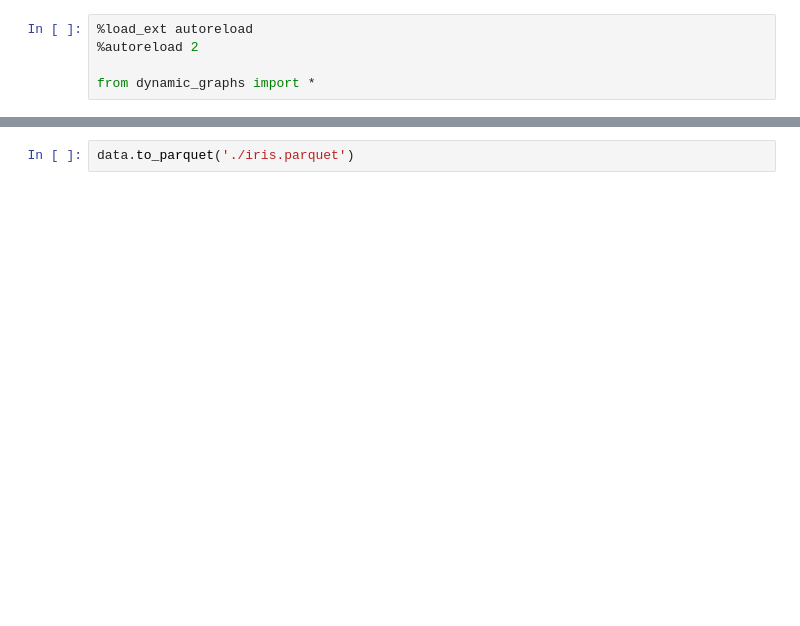
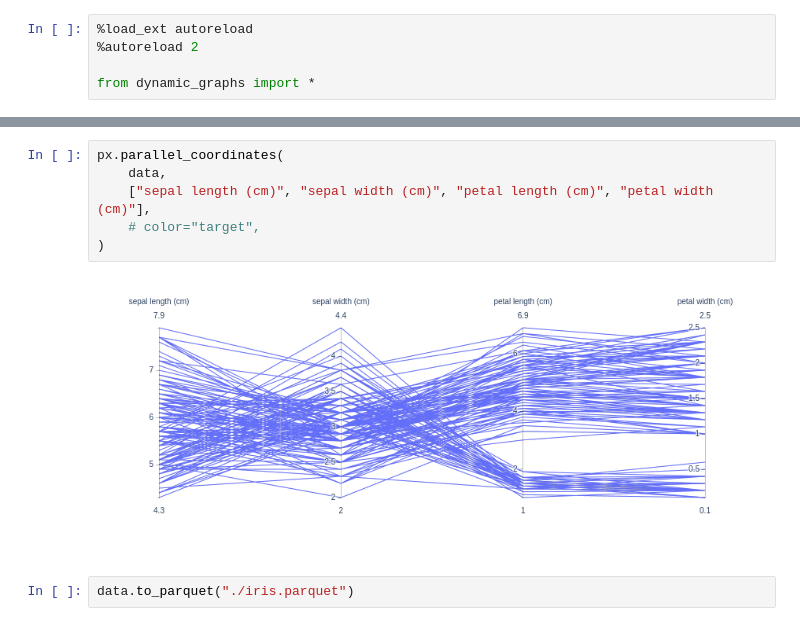
Before and after one commit to lcopey/dash_graph, a Jupyter notebook: dev.ipynb, the cells around one changed output, grey strips where cells are left out. Cells and saved outputs as stored; diff of their text form; blank space fills up the shorter version.

```diff
--- a/dev.ipynb
+++ b/dev.ipynb
@@ -22,2 +52,10 @@ data = pd.concat([data['data'], data['target']], axis=1)
+# %%
+px.parallel_coordinates(
+    data,
+    ["sepal length (cm)", "sepal width (cm)", "petal length (cm)", "petal width (cm)"],
+    # color="target",
+)
+# %% [output]
+[figure, added]
 # %%
-data.to_parquet('./iris.parquet')
+data.to_parquet("./iris.parquet")
```
Also changed, not shown: parts of 7 cells of this notebook, 4 other files.
